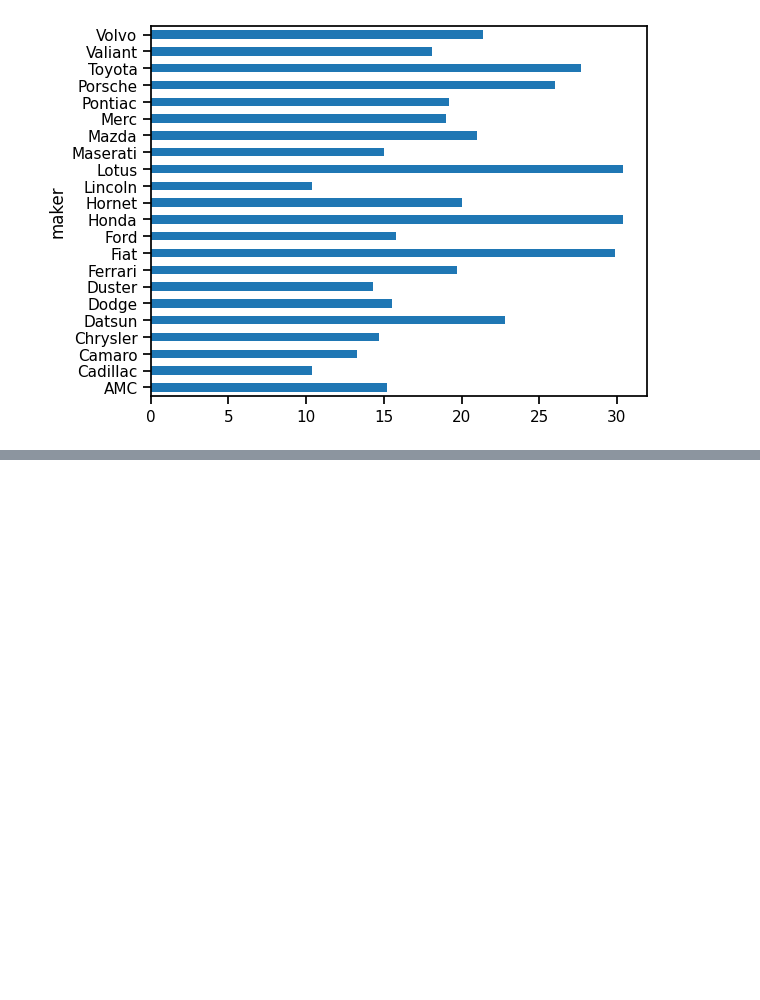
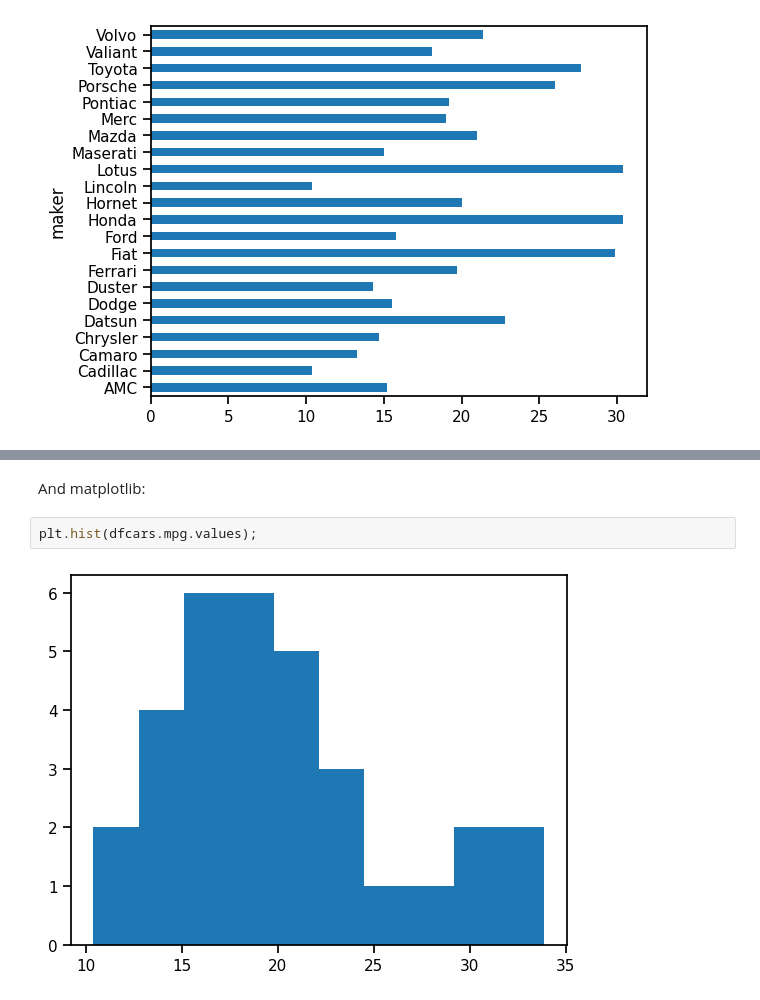
Before and after one commit to crdcamp/lin-reg-application, a Jupyter notebook: references/1_exploratory_data_analysis.ipynb, the cells around one changed output, grey strips where cells are left out. Drawn from its saved outputs; the diff is of its cells as text; blank space fills up the shorter version.

```diff
--- a/references/1_exploratory_data_analysis.ipynb
+++ b/references/1_exploratory_data_analysis.ipynb
@@ -160,0 +173,6 @@ av_mpg.plot(kind='barh')
+# %% [markdown]
+And matplotlib:
+# %%
+plt.hist(dfcars.mpg.values);
+# %% [output]
+[figure, added]
```
Also changed, not shown: parts of 9 cells of this notebook.
